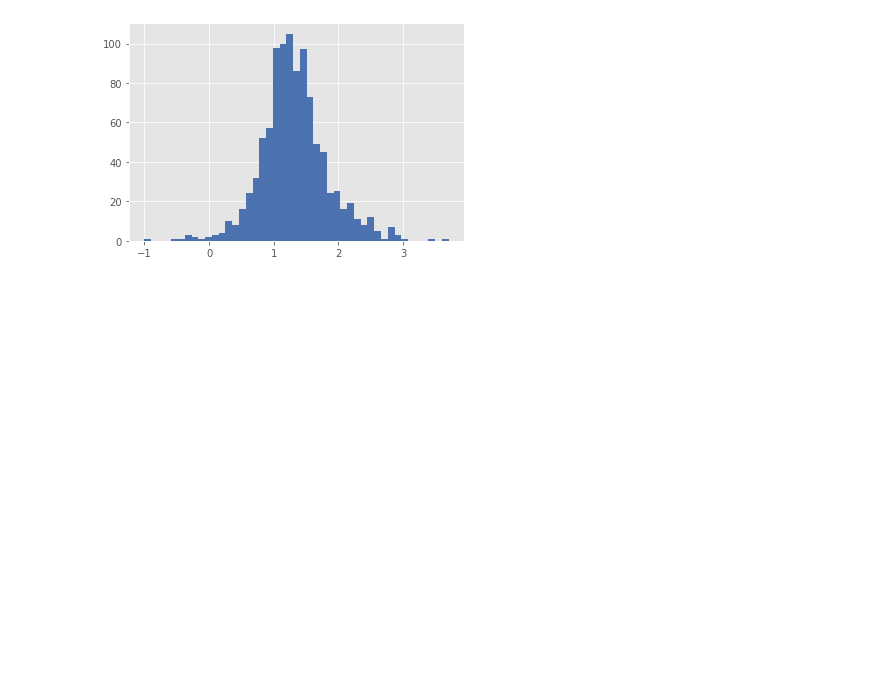
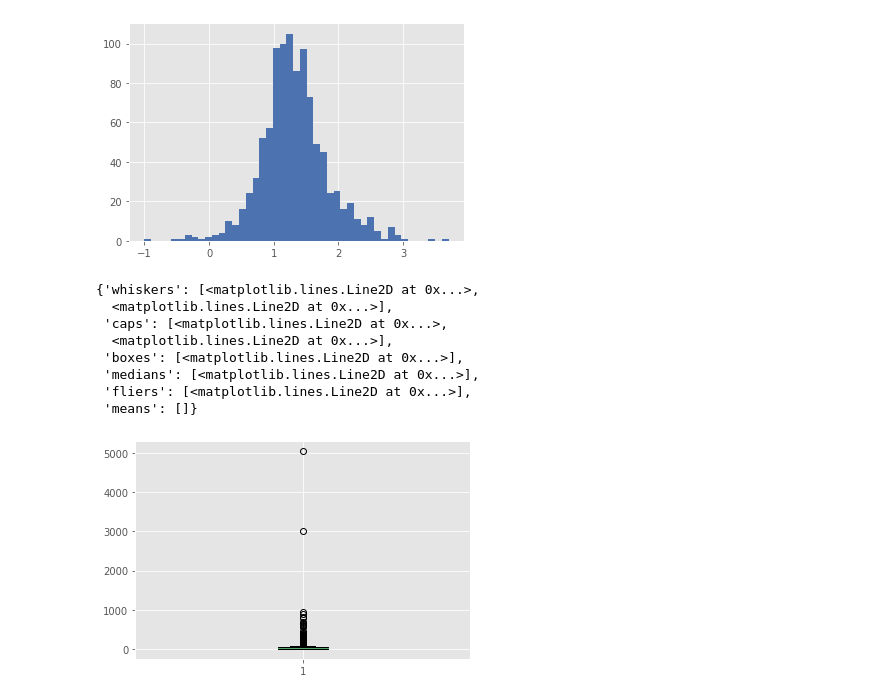
Before and after one commit to ElizavetaWow/MachineLearning, a Jupyter notebook: Sem1/Seminar_1_2_2022.ipynb, the cells around one changed output. Cells and saved outputs as stored; diff of their text form; code cells hidden in the pictures; blank space fills up the shorter version.

```diff
--- a/Sem1/Seminar_1_2_2022.ipynb
+++ b/Sem1/Seminar_1_2_2022.ipynb
@@ -323,3 +330,14 @@ np.log10(df['население']).hist(bins=45)
 [figure]
 # %%
 #  где выбросы?
+plt.boxplot(df['население'])
+# %% [output]
+{'whiskers': [<matplotlib.lines.Line2D at 0x...>,
+  <matplotlib.lines.Line2D at 0x...>],
+ 'caps': [<matplotlib.lines.Line2D at 0x...>,
+  <matplotlib.lines.Line2D at 0x...>],
+ 'boxes': [<matplotlib.lines.Line2D at 0x...>],
+ 'medians': [<matplotlib.lines.Line2D at 0x...>],
+ 'fliers': [<matplotlib.lines.Line2D at 0x...>],
+ 'means': []}
+[figure, added]
```
Also changed, not shown: parts of 1 cell of this notebook.
